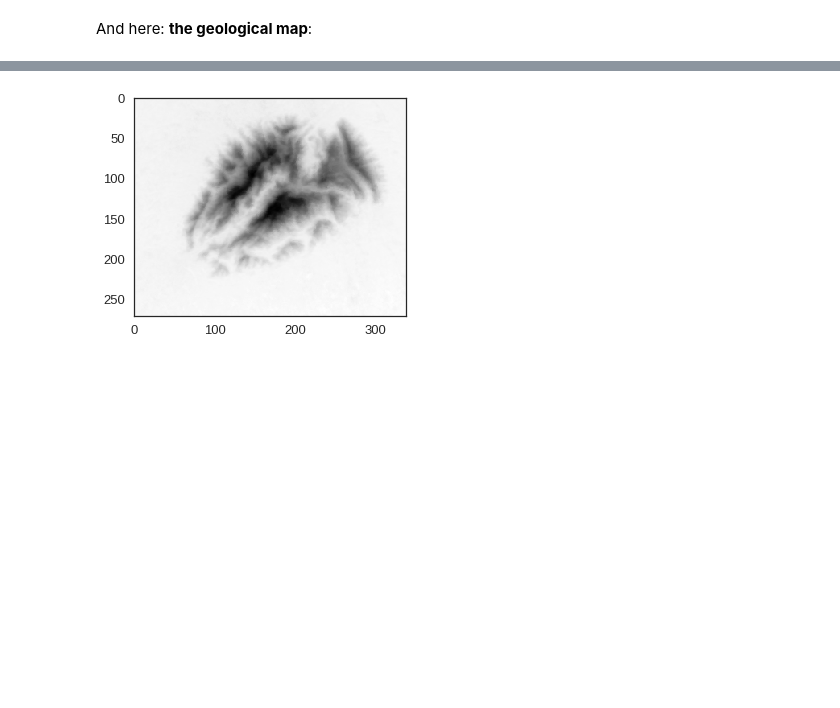
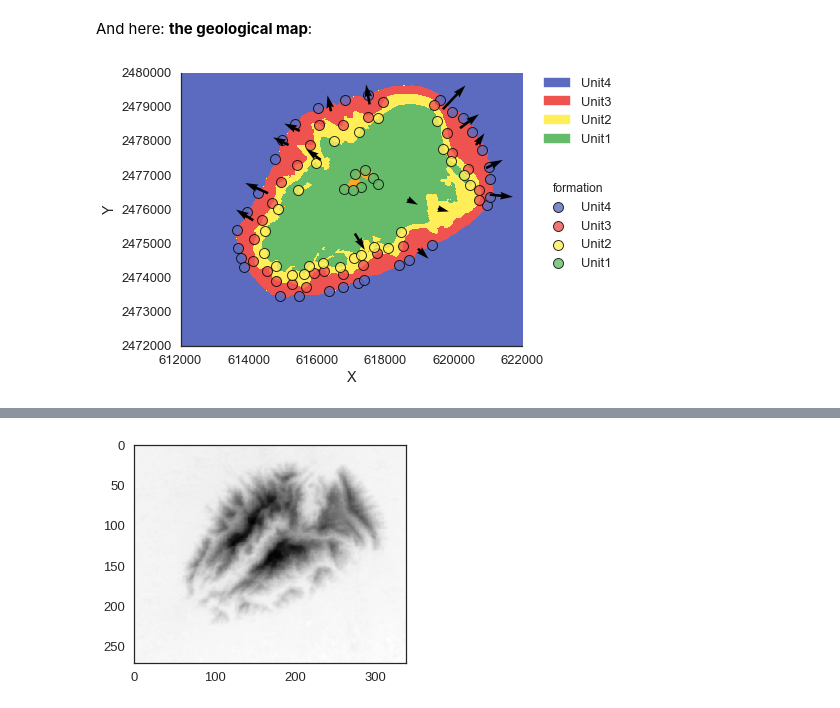
Before and after one commit to cgre-aachen/remote-geomod, a Jupyter notebook: notebooks/03_geological_modeling.ipynb, the cells around one changed output, grey strips where cells are left out. Saved outputs shown, nothing was run; the diff lists cells and outputs as text; code cells hidden in the pictures; blank space fills up the shorter version.

```diff
--- a/notebooks/03_geological_modeling.ipynb
+++ b/notebooks/03_geological_modeling.ipynb
@@ -185,3 +181,7 @@ Device:  cpu
 Precision:  float32
 # %% [markdown]
 And here: **the geological map**:
+# %%
+gp.plot_section(geo_data,lith_block[0], 0, direction='z', plot_data=True)
+# %% [output]
+[figure, added]
```
Also changed, not shown: parts of 14 cells of this notebook, 1 other file.
